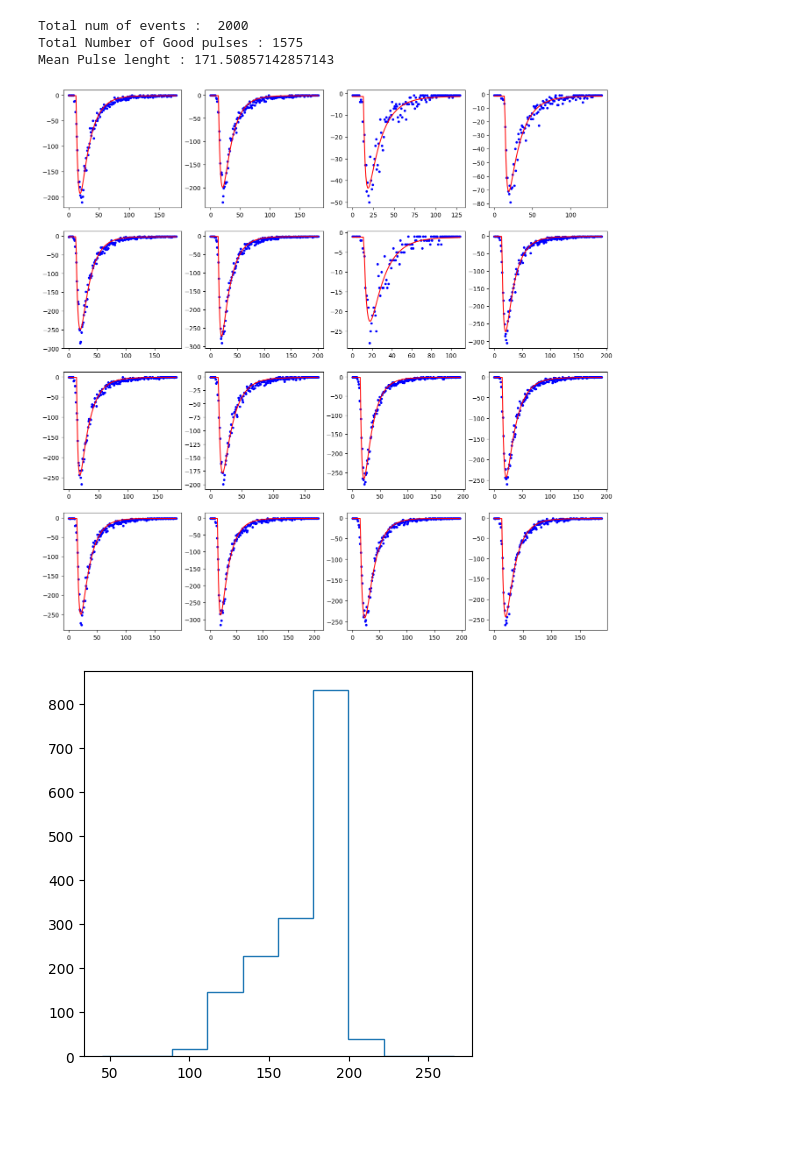
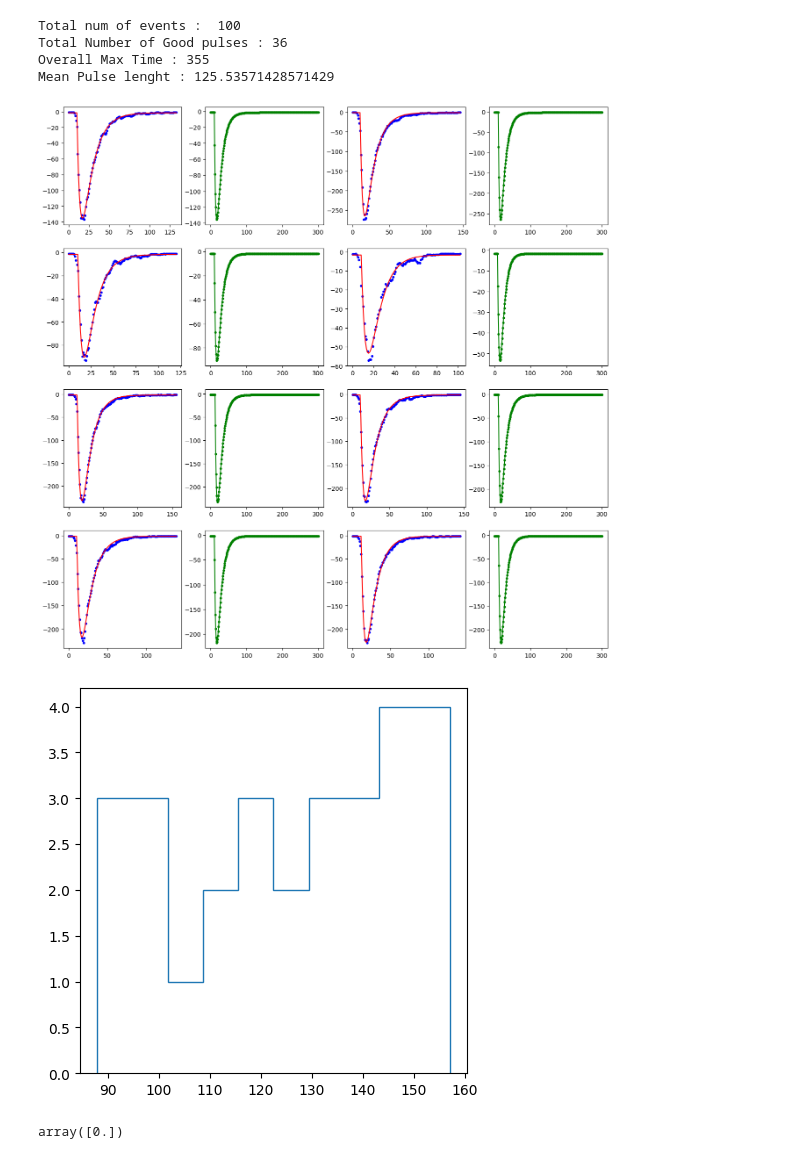
Before and after one commit to rsehgal/G4Workshop_Calicut, a Jupyter notebook: PyScripts/WaveAnal.ipynb, the cells around one changed output. Saved outputs shown, nothing was run; the diff lists cells and outputs as text; code cells hidden in the pictures; blank space fills up the shorter version.

```diff
--- a/PyScripts/WaveAnal.ipynb
+++ b/PyScripts/WaveAnal.ipynb
@@ -971,27 +1045,14 @@ from scipy.optimize import curve_fit
 from sklearn.metrics import r2_score
 
 
-def max_normalize(data):
-    """Scales data by the absolute maximum value."""
-    # Find the largest absolute value in the dataset
-    max_abs_val = np.max(np.abs(data))
-    if max_abs_val == 0:
-        return np.zeros_like(data)
-    # Divide all data points by the absolute maximum
-    return data / max_abs_val
-
-def double_exp(t, A1, tau1, A2, tau2, t0, baseline):
-    t_shift = np.maximum(t - t0, 0)  # enforce zero before start
-    return baseline + A1 * np.exp(t_shift / tau1) + A2 * np.exp(-t_shift / tau2)
-
-
 
 # --- 1. CONFIGURATION ---
 #FILE_PATH="/home/rsehgal/shared/"
-FILE_PATH="/Users/rsehgal/Codes/G4Workshop_Calicut/PSD/"
+#FILE_PATH="/Users/rsehgal/Codes/G4Workshop_Calicut/PSD/"
+FILE_PATH="/home/rsehgal/shared/G4Workshop_Calicut/PSD/"
 #SOURCE_FILE_PATH = FILE_PATH+'buildNeutron/neutron.mac.root'
-#SOURCE_FILE_PATH = FILE_PATH+'build/gamma.mac.root'
-SOURCE_FILE_PATH = FILE_PATH+'buildNeutron/neutron.mac.root'
+SOURCE_FILE_PATH = FILE_PATH+'build/gamma.mac.root'
+#SOURCE_FILE_PATH = FILE_PATH+'buildNeutron/neutron.mac.root'
 #SOURCE_FILE_PATH = FILE_PATH+'DataF_Bar_Na22_2min.root'
 TREE_NAME = "ftree"
 
@@ -1001,12 +1062,16 @@ segregatedCharge=[]
 hei=[]
 rows=5
 cols=5
-plotPulses=False
+plotPulses=True
 listOfPulses=[]
 plt.figure(figsize=(16,16))
 #branchList=['Energy','EnergyShort','Samples']
 branchList=['Samples']
 counter=0
+
+timingSamples = np.linspace(0,300,300)
+
+
 with uproot.open(SOURCE_FILE_PATH) as file:
     tree = file[TREE_NAME]
 
@@ -1030,6 +1095,7 @@ with uproot.open(SOURCE_FILE_PATH) as file:
     print("Total num of events : ",len(data))
 
     pulseLenList=[]
+    maxTime=0
     for pulseNum in range(0,len(data)):
     #for pulseNum in range(0,50):
 
@@ -1039,6 +1105,9 @@ with uproot.open(SOURCE_FILE_PATH) as file:
         #plt.plot(timePts,data[1]["Samples"])
 
         counts, bin_edges = np.histogram(data[pulseNum]["Samples"], bins=1024)
+
+
+
         #print(f"Pulse length : {len(counts)}")
 
         #print(counts)
@@ -1051,7 +1120,7 @@ with uproot.open(SOURCE_FILE_PATH) as file:
         last_N_points = counts[-N:]
         counts = np.concatenate((last_N_points, counts))
         counts = -1.*counts
-        #counts = moving_average_np(counts,5)
+        counts = moving_average_np(counts,5)
         counts = counts.tolist()
         #print(counts)
         #print(len(counts))
@@ -1065,11 +1134,19 @@ with uproot.open(SOURCE_FILE_PATH) as file:
         try:
             popt=FitPulse(time_points,counts)
             fitted_pulse = pulse_model(time_points, *popt)
+            sampled_pulse = pulse_model(timingSamples, *popt)
             r2 = r2_score(counts, fitted_pulse)
             if 0 and r2 > 0.9:
                 print(f"================= {counter} ======================")
                 print(f"Pulse length : {len(counts)}")
                 print(f"R-squared: {r2:.3f}")
+
+            if 1 and r2 > 0.9:
+                pulseMaxTime = np.max(data[pulseNum]["Samples"])
+                #print(f"Pulse Max Time : {pulseMaxTime}")
+                if pulseMaxTime > maxTime :
+                    maxTime = pulseMaxTime
+
 
             if r2 > 0.9 :
                 counter+=1
@@ -1078,6 +1155,10 @@ with uproot.open(SOURCE_FILE_PATH) as file:
                     plt.subplot(4,4,counter)
                     plt.scatter(time_points,counts,marker=".",color="blue")
                     plt.plot(time_points,fitted_pulse,'r-')
+                    counter += 1
+                    plt.subplot(4,4,counter)
+                    plt.plot(timingSamples,sampled_pulse,marker=".",color="green")
+
             #else :
             #    print("Warning: Fit quality is poor.")
 
@@ -1105,6 +1186,8 @@ with uproot.open(SOURCE_FILE_PATH) as file:
             plt.plot(time_points,fitted_pulse,'r-')
         '''
     print(f"Total Number of Good pulses : {counter}")
+
+    print(f"Overall Max Time : {maxTime}")
 
     plt.figure(figsize=(5,5))
     plt.hist(pulseLenList,histtype="step")
@@ -1124,39 +1207,42 @@ with uproot.open(SOURCE_FILE_PATH) as file:
     time_points_2=np.linspace(0,len(pulse2_norm),len(pulse2_norm))
     popt=FitPulse(time_points_2,pulse2_norm.tolist())
     fitted_pulse_2 = pulse_model(time_points_2, *popt)
     plt.plot(time_points_2,fitted_pulse_2,'g-')
 
     print("@@@@@@@@@@@@@@@@@@@@@@@@@@@@")
     '''
 
     '''
     N=2
     last_N_points = counts[-N:]
     counts = np.concatenate((last_N_points, counts))
     counts = -1.*counts
     counts = moving_average_np(counts,5)
     counts = counts.tolist()
 
 
     print(counts)
     print(len(counts))
     time_points=np.linspace(0,len(counts),len(counts))
     print(len(time_points))
     popt=FitPulse(time_points,counts)
     fitted_pulse = pulse_model(time_points, *popt)
     plt.scatter(time_points,counts,marker=".")
     plt.plot(time_points,fitted_pulse,'r-',label="Gamma Pulse")
 
     #plt.plot(time_points,counts,"r.-")
     '''
     #ax.invert_yaxis()
 # %% [output]
-Total num of events :  2000
-Total Number of Good pulses : 1575
-Mean Pulse lenght : 171.50857142857143
+Total num of events :  100
+Total Number of Good pulses : 36
+Overall Max Time : 355
+Mean Pulse lenght : 125.53571428571429
-[figure, old version]
+[figure, new version]
-[figure, old version]
+[figure, new version]
 # %%
-print(data[4]["Samples"])
+np.linspace(0,400,1)
+# %% [output]
+array([0.])
 # %%
 2+3
```
Also changed, not shown: parts of 5 cells of this notebook, 3 other files.
